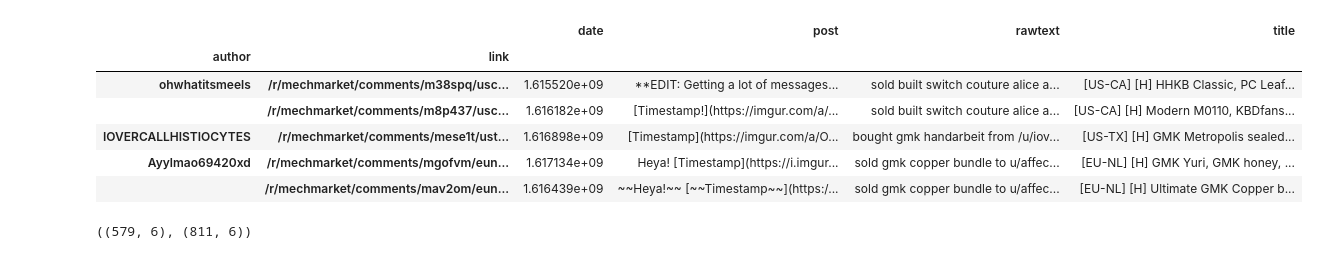
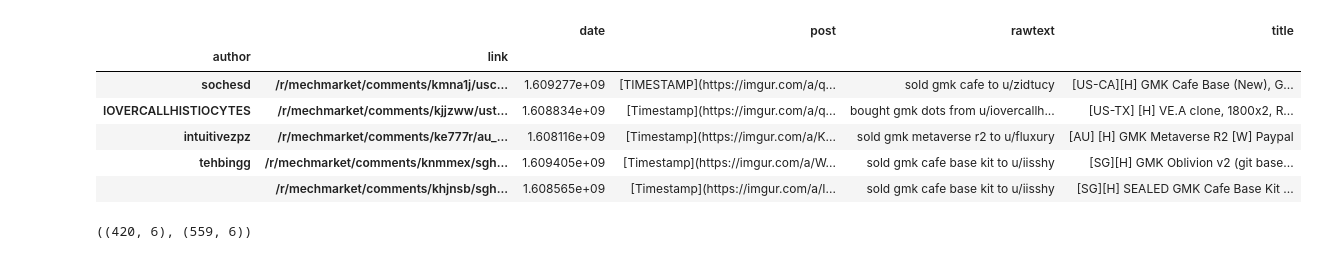
Before and after one commit to 13Ducks/GMKPriceTracker, a Jupyter notebook: parse.ipynb, the cells around one changed output. Drawn from its saved outputs; the diff is of its cells as text; code cells hidden in the pictures.

```diff
--- a/parse.ipynb
+++ b/parse.ipynb
@@ -2,26 +2,27 @@
 import pandas as pd
 import re
 # %%
-df = pd.read_csv('april2021.csv')
+filename = 'january2021.csv'
+df = pd.read_csv(filename)
 df.drop(df.columns[0], axis=1, inplace=True)
 df.drop_duplicates(subset=["link"], inplace=True)
 df.set_index(['author', 'link'], inplace=True)
 df.head()
 # %% [output]
 |  |  | date | post | rawtext | title |
 | author | link |  |  |  |  |
-| ohwhatitsmeels | /r/mechmarket/comments/m38spq/usc... | 1.615520e+09 | **EDIT: Getting a lot of messages... | sold built switch couture alice a... | [US-CA] [H] HHKB Classic, PC Leaf... |
-|  | /r/mechmarket/comments/m8p437/usc... | 1.616182e+09 | [Timestamp!](https://imgur.com/a/... | sold built switch couture alice a... | [US-CA] [H] Modern M0110, KBDfans... |
-| IOVERCALLHISTIOCYTES | /r/mechmarket/comments/mese1t/ust... | 1.616898e+09 | [Timestamp](https://imgur.com/a/O... | bought gmk handarbeit from /u/iov... | [US-TX] [H] GMK Metropolis sealed... |
-| Ayylmao69420xd | /r/mechmarket/comments/mgofvm/eun... | 1.617134e+09 | Heya! [Timestamp](https://i.imgur... | sold gmk copper bundle to u/affec... | [EU-NL] [H] GMK Yuri, GMK honey, ... |
-|  | /r/mechmarket/comments/mav2om/eun... | 1.616439e+09 | ~~Heya!~~ [~~Timestamp~~](https:/... | sold gmk copper bundle to u/affec... | [EU-NL] [H] Ultimate GMK Copper b... |
+| sochesd | /r/mechmarket/comments/kmna1j/usc... | 1.609277e+09 | [TIMESTAMP](https://imgur.com/a/q... | sold gmk cafe to u/zidtucy | [US-CA][H] GMK Cafe Base (New), G... |
+| IOVERCALLHISTIOCYTES | /r/mechmarket/comments/kjjzww/ust... | 1.608834e+09 | [Timestamp](https://imgur.com/a/q... | bought gmk dots from u/iovercallh... | [US-TX] [H] VE.A clone, 1800x2, R... |
+| intuitivezpz | /r/mechmarket/comments/ke777r/au_... | 1.608116e+09 | [Timestamp](https://imgur.com/a/K... | sold gmk metaverse r2 to u/fluxury | [AU] [H] GMK Metaverse R2 [W] Paypal |
+| tehbingg | /r/mechmarket/comments/knmmex/sgh... | 1.609405e+09 | [Timestamp](https://imgur.com/a/W... | sold gmk cafe base kit to u/iisshy | [SG][H] GMK Oblivion v2 (git base... |
+|  | /r/mechmarket/comments/khjnsb/sgh... | 1.608565e+09 | [Timestamp](https://imgur.com/a/I... | sold gmk cafe base kit to u/iisshy | [SG][H] SEALED GMK Cafe Base Kit ... |
 # %%
 df['post_lower'] = df['post'].str.lower()
 df['title_lower'] = df['title'].str.lower()
 only_gmk = df[df['post_lower'].str.contains('gmk') | df['title_lower'].str.contains('gmk')].copy()
 only_gmk.shape, df.shape
 # %% [output]
-((579, 6), (811, 6))
+((420, 6), (559, 6))
 # %%
 def split_on_gmk(x):
     a = x.lower().split("gmk")[1]
```
Also changed, not shown: parts of 3 cells of this notebook.
